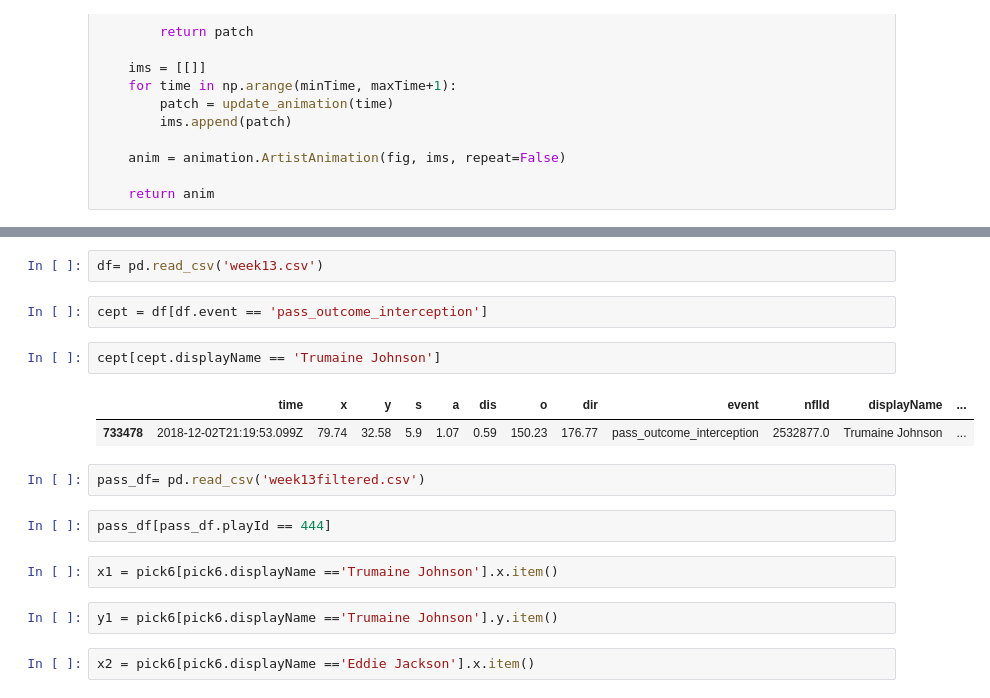
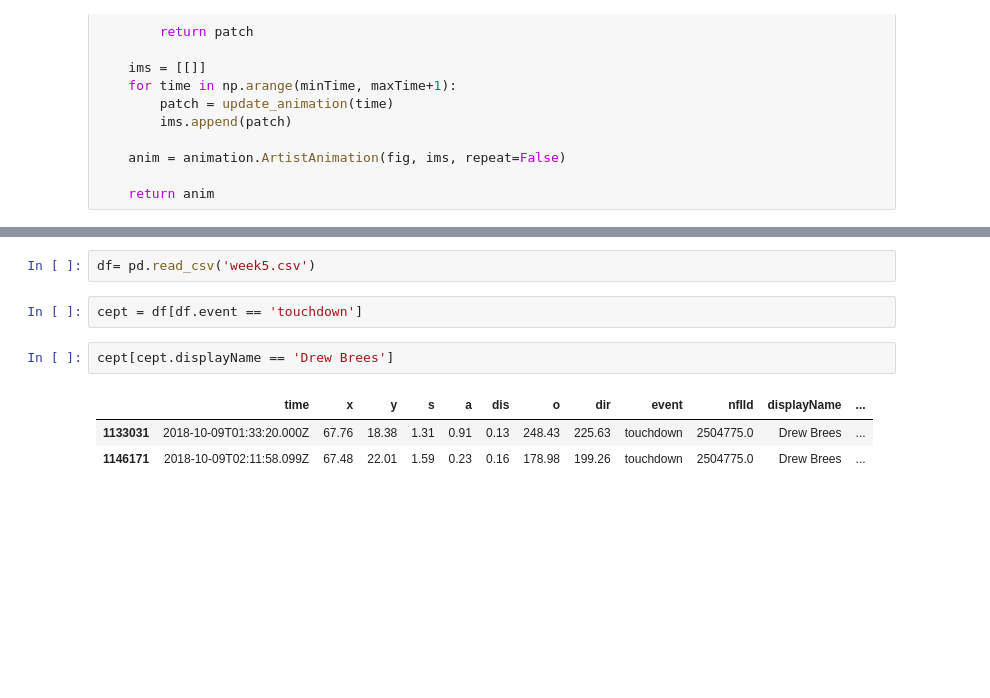
Before and after one commit to Fourth-and-Four/NFL-Big-Data-Bowl-2021, a Jupyter notebook: revised_animation.ipynb, the cells around one changed output, grey strips where cells are left out. Drawn from its saved outputs; the diff is of its cells as text; blank space fills up the shorter version.

```diff
--- a/revised_animation.ipynb
+++ b/revised_animation.ipynb
@@ -240,19 +261,10 @@ Video("animation_notrail.mp4")
 # %%
-df= pd.read_csv('week13.csv')
+df= pd.read_csv('week5.csv')
 # %%
-cept = df[df.event == 'pass_outcome_interception']
+cept = df[df.event == 'touchdown']
 # %%
-cept[cept.displayName == 'Trumaine Johnson']
+cept[cept.displayName == 'Drew Brees']
 # %% [output]
 |  | time | x | y | s | a | dis | o | dir | event | nflId | displayName | ... |
-| 733478 | 2018-12-02T21:19:53.099Z | 79.74 | 32.58 | 5.9 | 1.07 | 0.59 | 150.23 | 176.77 | pass_outcome_interception | 2532877.0 | Trumaine Johnson | ... |
+| 1133031 | 2018-10-09T01:33:20.000Z | 67.76 | 18.38 | 1.31 | 0.91 | 0.13 | 248.43 | 225.63 | touchdown | 2504775.0 | Drew Brees | ... |
+| 1146171 | 2018-10-09T02:11:58.099Z | 67.48 | 22.01 | 1.59 | 0.23 | 0.16 | 178.98 | 199.26 | touchdown | 2504775.0 | Drew Brees | ... |
-# %%
-pass_df= pd.read_csv('week13filtered.csv')
-# %%
-pass_df[pass_df.playId == 444]
-# %%
-x1 = pick6[pick6.displayName =='Trumaine Johnson'].x.item()
-# %%
-y1 = pick6[pick6.displayName =='Trumaine Johnson'].y.item()
-# %%
-x2 = pick6[pick6.displayName =='Eddie Jackson'].x.item()
```
Also changed, not shown: parts of 12 cells of this notebook.
